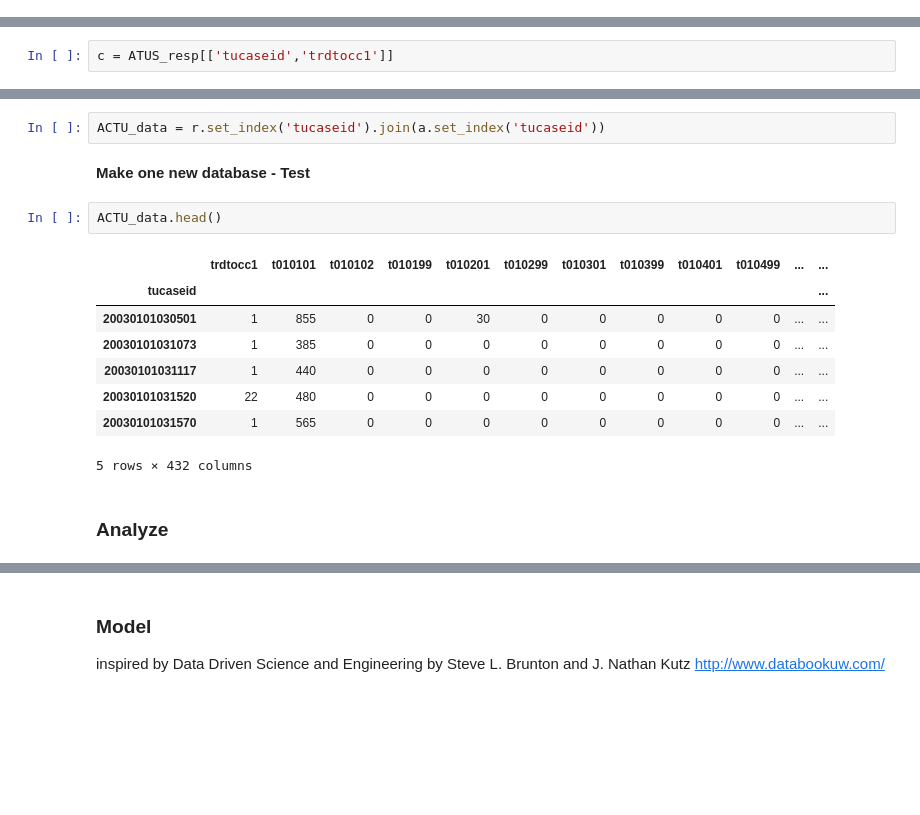
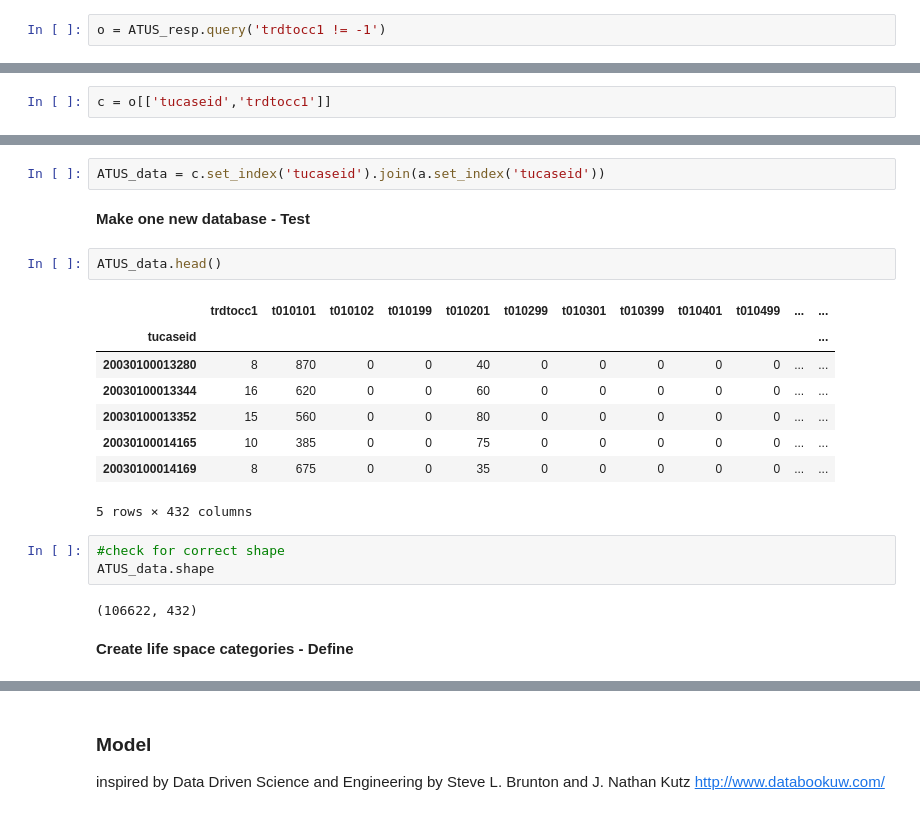
Before and after one commit to matthew-young/data-science-capstone-2021, a Jupyter notebook: notebook/American Time Use Survey Investigation.ipynb, the cells around one changed output, grey strips where cells are left out. Drawn from its saved outputs; the diff is of its cells as text; blank space fills up the shorter version.

```diff
--- a/notebook/American Time Use Survey Investigation.ipynb
+++ b/notebook/American Time Use Survey Investigation.ipynb
@@ -169,0 +216,2 @@ Method for each assess issue
+# %%
+o = ATUS_resp.query('trdtocc1 != -1')
@@ -174,7 +244,7 @@ Keep only the occupation related categories --EDIT
 # %% [markdown]
 **Remove unnecessary columns in Respondent - Code**
 # %%
-c = ATUS_resp[['tucaseid','trdtocc1']]
+c = o[['tucaseid','trdtocc1']]
 # %% [markdown]
 **Remove unnecessary columns in Respondent - Test**
 # %%
@@ -234,19 +288,24 @@ make one database for the analysis - EDIT
 # %% [markdown]
 **Make one new database - Code**
 # %%
-ACTU_data = r.set_index('tucaseid').join(a.set_index('tucaseid'))
+ATUS_data = c.set_index('tucaseid').join(a.set_index('tucaseid'))
 # %% [markdown]
 **Make one new database - Test**
 # %%
-ACTU_data.head()
+ATUS_data.head()
 # %% [output]
 |  | trdtocc1 | t010101 | t010102 | t010199 | t010201 | t010299 | t010301 | t010399 | t010401 | t010499 | ... | ... |
 | tucaseid |  |  |  |  |  |  |  |  |  |  |  | ... |
-| 20030101030501 | 1 | 855 | 0 | 0 | 30 | 0 | 0 | 0 | 0 | 0 | ... | ... |
-| 20030101031073 | 1 | 385 | 0 | 0 | 0 | 0 | 0 | 0 | 0 | 0 | ... | ... |
-| 20030101031117 | 1 | 440 | 0 | 0 | 0 | 0 | 0 | 0 | 0 | 0 | ... | ... |
-| 20030101031520 | 22 | 480 | 0 | 0 | 0 | 0 | 0 | 0 | 0 | 0 | ... | ... |
-| 20030101031570 | 1 | 565 | 0 | 0 | 0 | 0 | 0 | 0 | 0 | 0 | ... | ... |
+| 20030100013280 | 8 | 870 | 0 | 0 | 40 | 0 | 0 | 0 | 0 | 0 | ... | ... |
+| 20030100013344 | 16 | 620 | 0 | 0 | 60 | 0 | 0 | 0 | 0 | 0 | ... | ... |
+| 20030100013352 | 15 | 560 | 0 | 0 | 80 | 0 | 0 | 0 | 0 | 0 | ... | ... |
+| 20030100014165 | 10 | 385 | 0 | 0 | 75 | 0 | 0 | 0 | 0 | 0 | ... | ... |
+| 20030100014169 | 8 | 675 | 0 | 0 | 35 | 0 | 0 | 0 | 0 | 0 | ... | ... |
 5 rows × 432 columns
-# %% [markdown]
-### Analyze
+# %%
+#check for correct shape
+ATUS_data.shape
+# %% [output]
+(106622, 432)
+# %% [markdown]
+**Create life space categories - Define**
```
Also changed, not shown: parts of 45 cells of this notebook.
